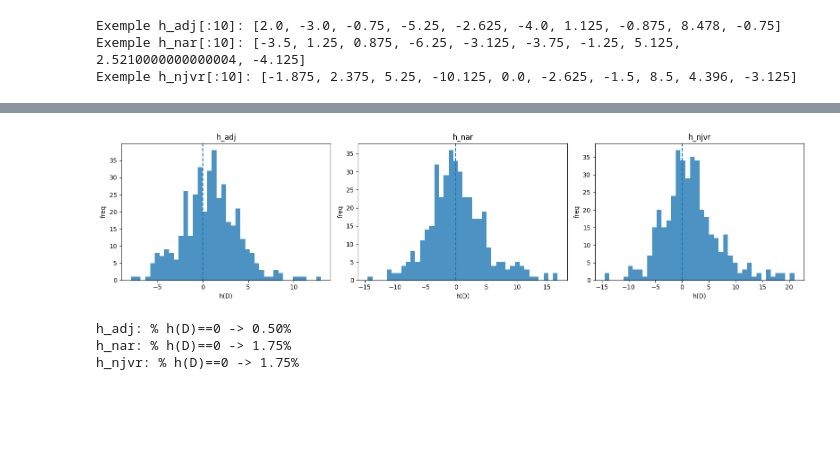
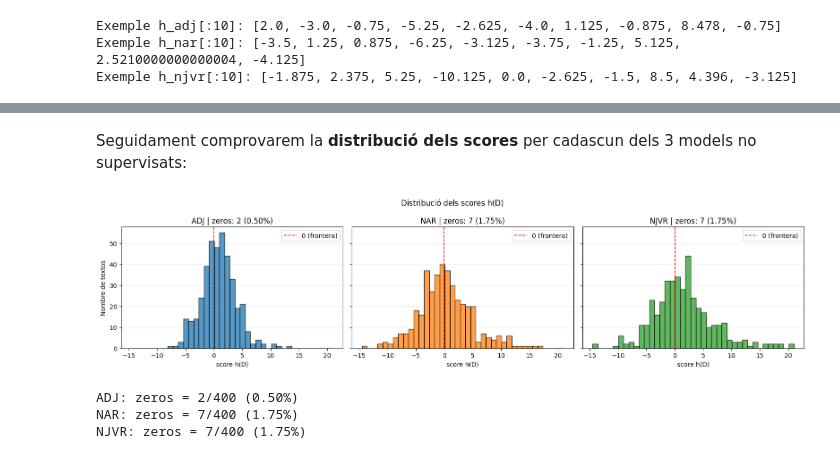
Before and after one commit to maxerrmax/Practica2-PLH, a Jupyter notebook: codi.ipynb, the cells around one changed output, grey strips where cells are left out. Cells and saved outputs as stored; diff of their text form; code cells hidden in the pictures; blank space fills up the shorter version.

```diff
--- a/codi.ipynb
+++ b/codi.ipynb
@@ -932,30 +964,41 @@ weighted avg     0.5861    0.5825    0.5781       400
+# %% [markdown]
+Seguidament comprovarem la **distribució dels scores** per cadascun dels 3 models no supervisats:
 # %%
-# =========================================================
-# 3) ANALISI RESULTATS: DISTRIBUCIO h(D) I ZEROS
-# =========================================================
-score_map = {
-    "h_adj": h_adj,
-    "h_nar": h_nar,
-    "h_njvr": h_njvr
-}
+all_scores = np.concatenate([np.array(h_adj), np.array(h_nar), np.array(h_njvr)])
+bins = np.linspace(all_scores.min(), all_scores.max(), 40)
 
-fig, axes = plt.subplots(1, 3, figsize=(16, 4))
-for ax, (name, hs) in zip(axes, score_map.items()):
-    hs = np.array(hs)
-    ax.hist(hs, bins=40, alpha=0.8)
-    ax.axvline(0.0, linestyle="--")
-    ax.set_title(name)
-    ax.set_xlabel("h(D)")
-    ax.set_ylabel("freq")
+fig, axes = plt.subplots(1, 3, figsize=(16, 4), sharey=True)
+
+for ax, (name, hs, color) in zip(
+    axes,
+    [
+        ("ADJ", h_adj, "tab:blue"),
+        ("NAR", h_nar, "tab:orange"),
+        ("NJVR", h_njvr, "tab:green"),
+    ],
+):
+    hs = np.array(hs, dtype=float)
+    zeros = np.sum(hs == 0)
+    zero_pct = 100 * zeros / len(hs)
+    ax.hist(hs, bins=bins, color=color, alpha=0.75, edgecolor="black")
+    ax.axvline(0, color="red", linestyle="--", linewidth=1.2, label="0 (frontera)")
+    ax.set_title(f"{name} | zeros: {zeros} ({zero_pct:.2f}%)")
+    ax.set_xlabel("score h(D)")
+    ax.grid(axis="y", alpha=0.25)
+    ax.legend()
+
+axes[0].set_ylabel("Nombre de textos")
+plt.suptitle("Distribució dels scores h(D)")
 plt.tight_layout()
 plt.show()
 
-for name, hs in score_map.items():
-    hs = np.array(hs)
-    zero_pct = (hs == 0).mean() * 100
-    print(f"{name}: % h(D)==0 -> {zero_pct:.2f}%")
+for name, hs in [("ADJ", h_adj), ("NAR", h_nar), ("NJVR", h_njvr)]:
+    hs = np.array(hs, dtype=float)
+    zeros = np.sum(hs == 0)
+    zero_pct = 100 * zeros / len(hs)
+    print(f"{name}: zeros = {zeros}/{len(hs)} ({zero_pct:.2f}%)")
 # %% [output]
-[figure, old version]
+[figure, new version]
-h_adj: % h(D)==0 -> 0.50%
-h_nar: % h(D)==0 -> 1.75%
-h_njvr: % h(D)==0 -> 1.75%
+ADJ: zeros = 2/400 (0.50%)
+NAR: zeros = 7/400 (1.75%)
+NJVR: zeros = 7/400 (1.75%)
```
Also changed, not shown: parts of 35 cells of this notebook.
